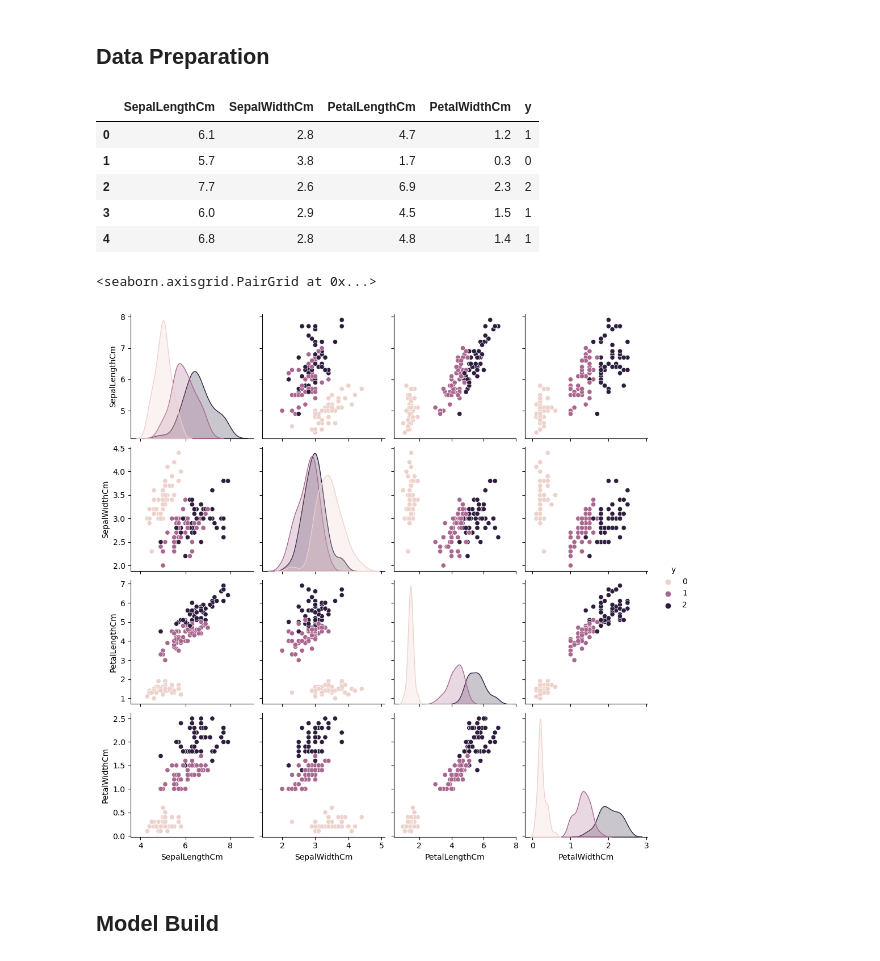
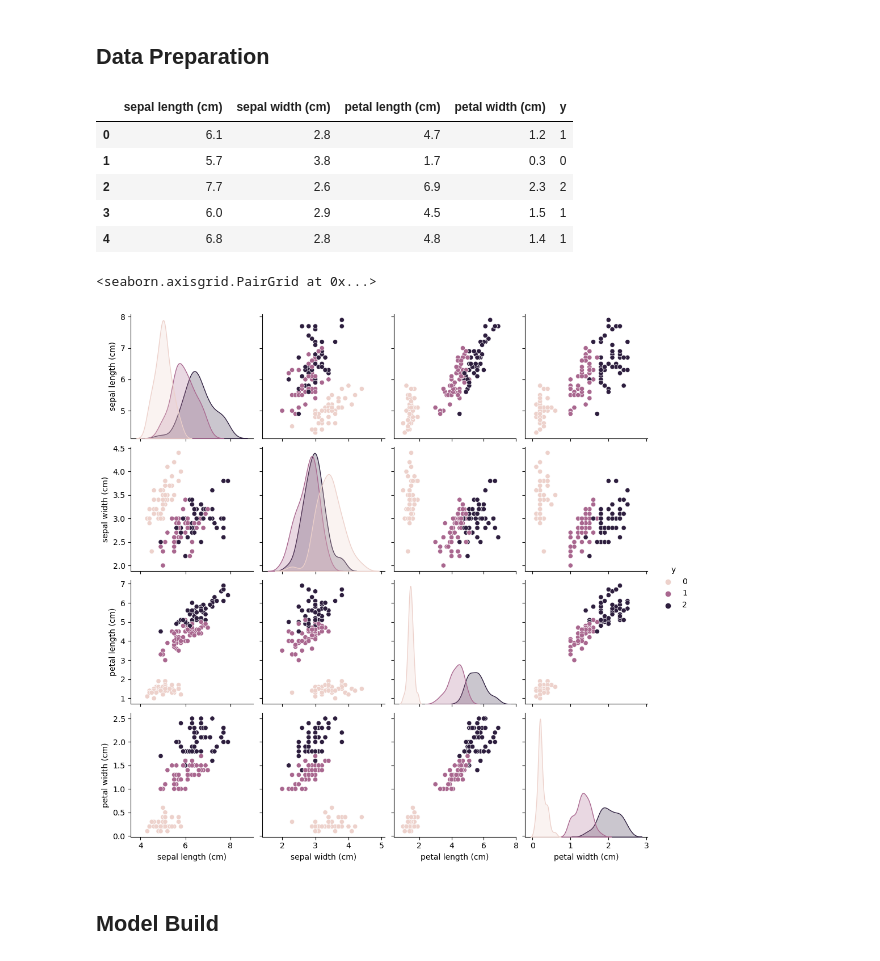
Before and after one commit to callmeeric5/Epita_AIS, a Jupyter notebook: Deep_Learning/assignment/practical_work_1.ipynb, the cells around one changed output. Drawn from its saved outputs; the diff is of its cells as text; code cells hidden in the pictures.

```diff
--- a/Deep_Learning/assignment/practical_work_1.ipynb
+++ b/Deep_Learning/assignment/practical_work_1.ipynb
@@ -11,17 +11,18 @@ Date: 2024.05.19
 # %%
 import pandas as pd
 from sklearn.utils import shuffle
+from sklearn.datasets import load_iris
 
-df = pd.read_csv("DataSet/Iris.csv")
-df.drop(["Id"], axis=1, inplace=True)
-df.rename(columns={"Species": "y"}, inplace=True)
-df.y.replace(
-    ["Iris-setosa", "Iris-versicolor", "Iris-virginica"], [0, 1, 2], inplace=True
-)
+iris = load_iris()
+X = iris.data
+y = iris.target
+
+df = pd.DataFrame(data=X, columns=iris.feature_names)
+df["y"] = y
 df = shuffle(df, random_state=42).reset_index(drop=True)
 df.head()
 # %% [output]
-|  | SepalLengthCm | SepalWidthCm | PetalLengthCm | PetalWidthCm | y |
+|  | sepal length (cm) | sepal width (cm) | petal length (cm) | petal width (cm) | y |
 | 0 | 6.1 | 2.8 | 4.7 | 1.2 | 1 |
 | 1 | 5.7 | 3.8 | 1.7 | 0.3 | 0 |
 | 2 | 7.7 | 2.6 | 6.9 | 2.3 | 2 |
@@ -36,7 +37,7 @@ warnings.simplefilter(action="ignore", category=UserWarning)
 sns.pairplot(df, hue="y")
 # %% [output]
 <seaborn.axisgrid.PairGrid at 0x...>
-[figure, old version]
+[figure, new version]
 # %%
 from sklearn.model_selection import train_test_split
 
```
Also changed, not shown: parts of 4 cells of this notebook.
